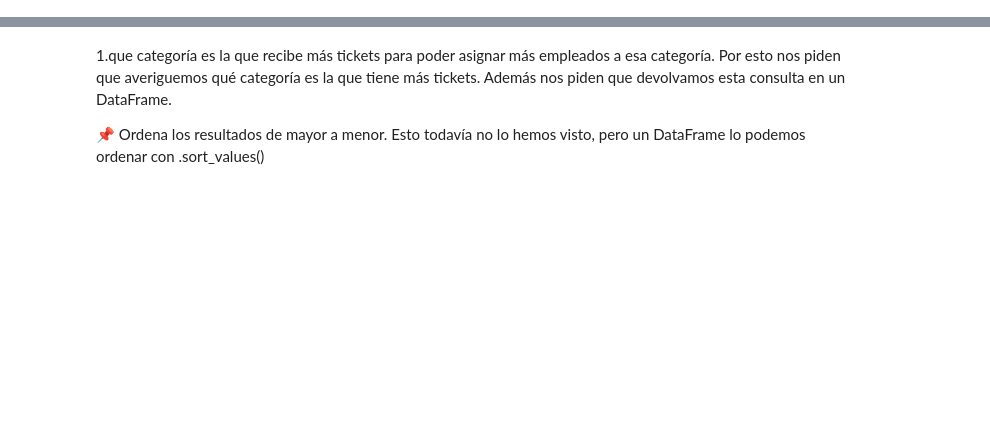
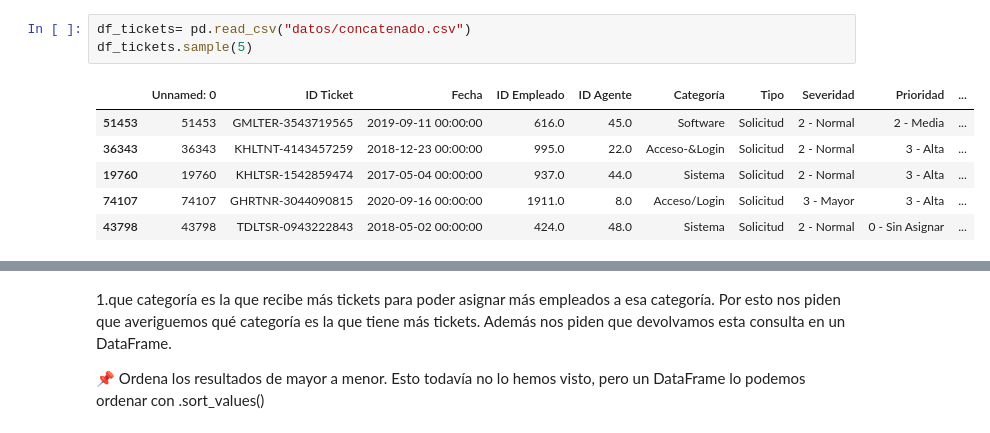
Before and after one commit to Adalab/Adalab-promo-d-da-modulo2-sprint1-Iris-Elisa, a Jupyter notebook: pandas/group_by.ipynb, the cells around one changed output, grey strips where cells are left out. Drawn from its saved outputs; the diff is of its cells as text; blank space fills up the shorter version.

```diff
--- a/pandas/group_by.ipynb
+++ b/pandas/group_by.ipynb
@@ -0,0 +13,10 @@
+# %%
+df_tickets= pd.read_csv("datos/concatenado.csv")
+df_tickets.sample(5)
+# %% [output]
+|  | Unnamed: 0 | ID Ticket | Fecha | ID Empleado | ID Agente | Categoría | Tipo | Severidad | Prioridad | ... |
+| 51453 | 51453 | GMLTER-3543719565 | 2019-09-11 00:00:00 | 616.0 | 45.0 | Software | Solicitud | 2 - Normal | 2 - Media | ... |
+| 36343 | 36343 | KHLTNT-4143457259 | 2018-12-23 00:00:00 | 995.0 | 22.0 | Acceso-&Login | Solicitud | 2 - Normal | 3 - Alta | ... |
+| 19760 | 19760 | KHLTSR-1542859474 | 2017-05-04 00:00:00 | 937.0 | 44.0 | Sistema | Solicitud | 2 - Normal | 3 - Alta | ... |
+| 74107 | 74107 | GHRTNR-3044090815 | 2020-09-16 00:00:00 | 1911.0 | 8.0 | Acceso/Login | Solicitud | 3 - Mayor | 3 - Alta | ... |
+| 43798 | 43798 | TDLTSR-0943222843 | 2018-05-02 00:00:00 | 424.0 | 48.0 | Sistema | Solicitud | 2 - Normal | 0 - Sin Asignar | ... |
```
Also changed, not shown: parts of 16 cells of this notebook.
